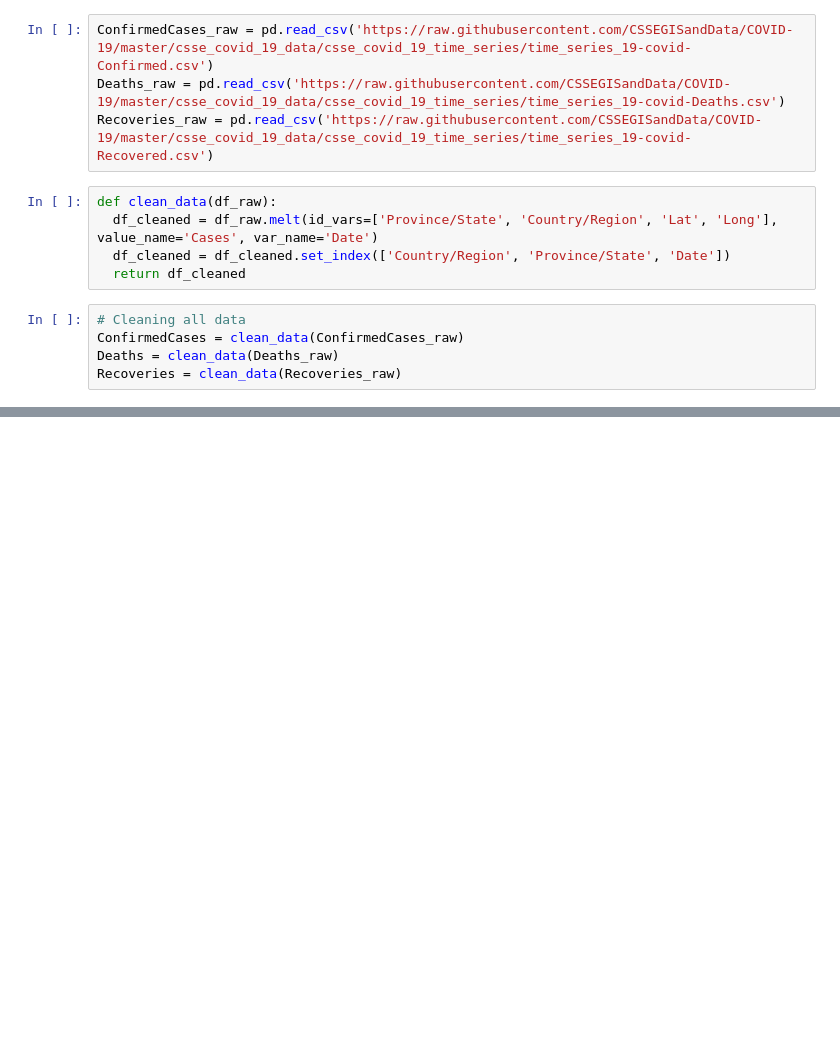
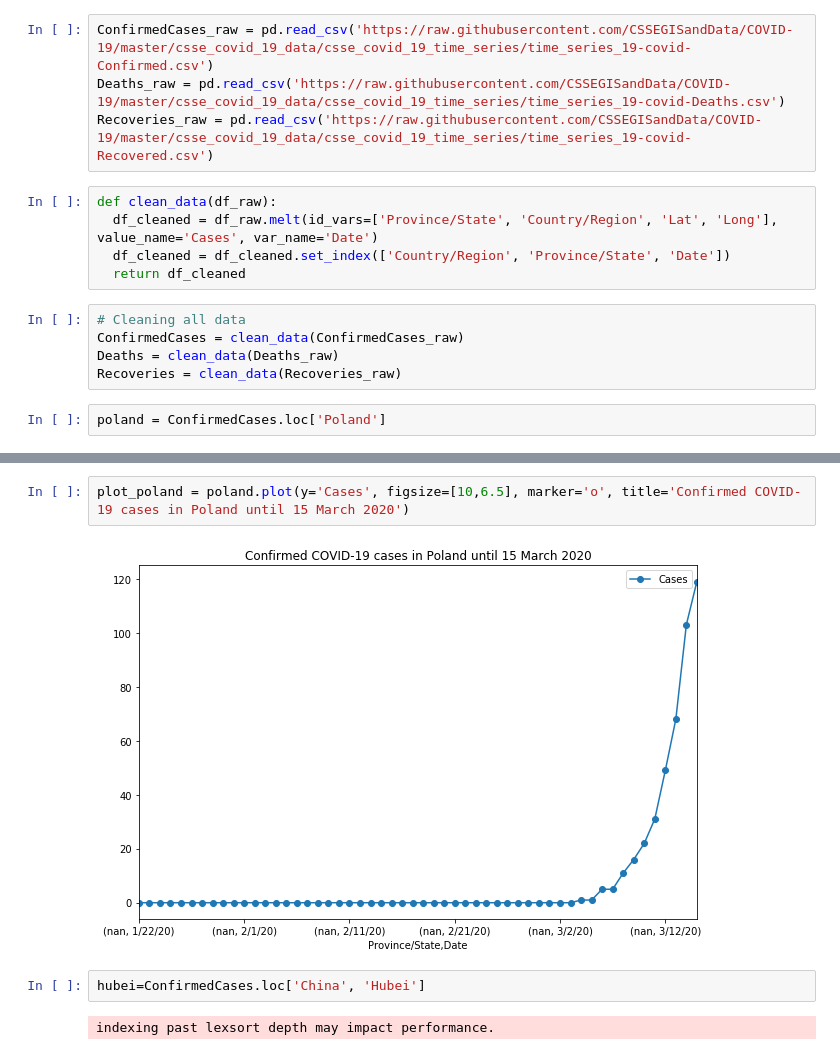
Before and after one commit to LOpuchlik/Korona_science, a Jupyter notebook: korona_day1.ipynb, the cells around one changed output, grey strips where cells are left out. Saved outputs shown, nothing was run; the diff lists cells and outputs as text; blank space fills up the shorter version.

Commit message:
Added plotting of polish cases and cases from hubei province both y linear dependencies and y logarytmic dependence

```diff
--- a/korona_day1.ipynb
+++ b/korona_day1.ipynb
@@ -25,3 +25,5 @@ def clean_data(df_raw):
 ConfirmedCases = clean_data(ConfirmedCases_raw)
 Deaths = clean_data(Deaths_raw)
 Recoveries = clean_data(Recoveries_raw)
+# %%
+poland = ConfirmedCases.loc['Poland']
@@ -27,0 +47,8 @@ Recoveries = clean_data(Recoveries_raw)
+# %%
+plot_poland = poland.plot(y='Cases', figsize=[10,6.5], marker='o', title='Confirmed COVID-19 cases in Poland until 15 March 2020')
+# %% [output]
+[figure, added]
+# %%
+hubei=ConfirmedCases.loc['China', 'Hubei']
+# %% [output]
+indexing past lexsort depth may impact performance.
```
Also changed, not shown: parts of 6 cells of this notebook.
